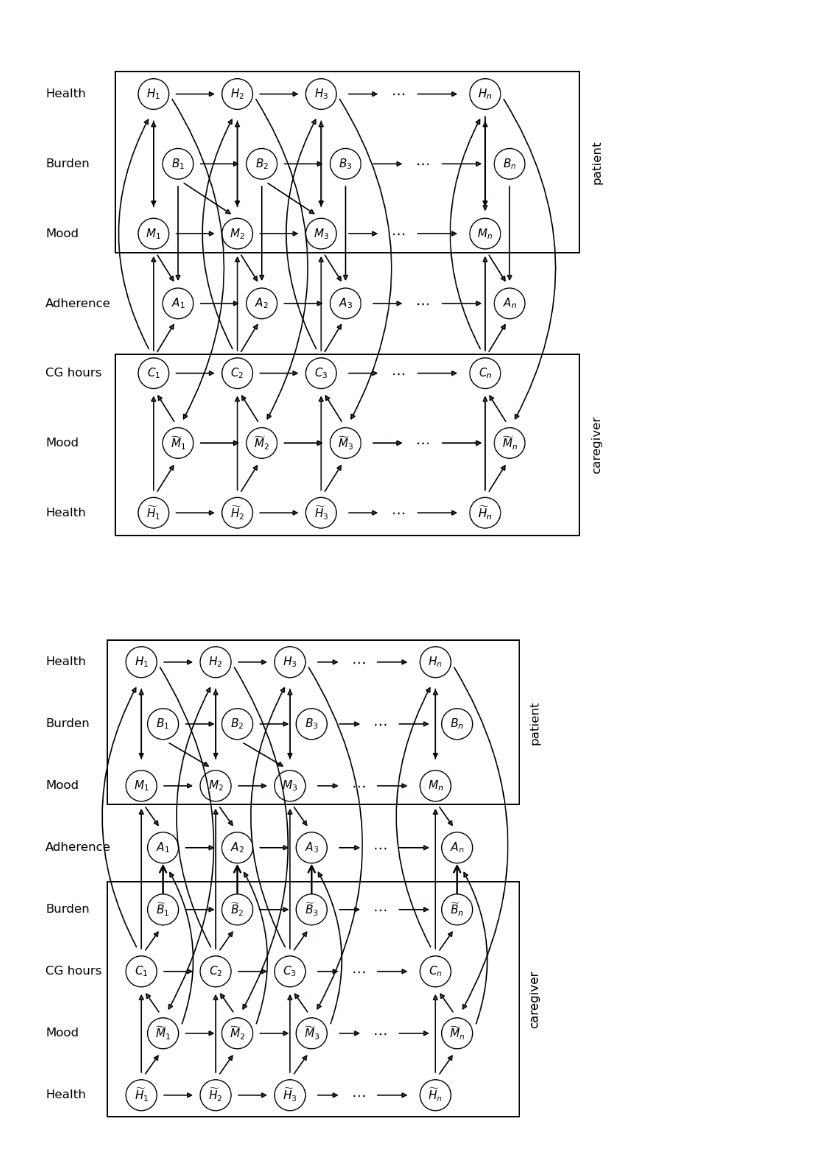
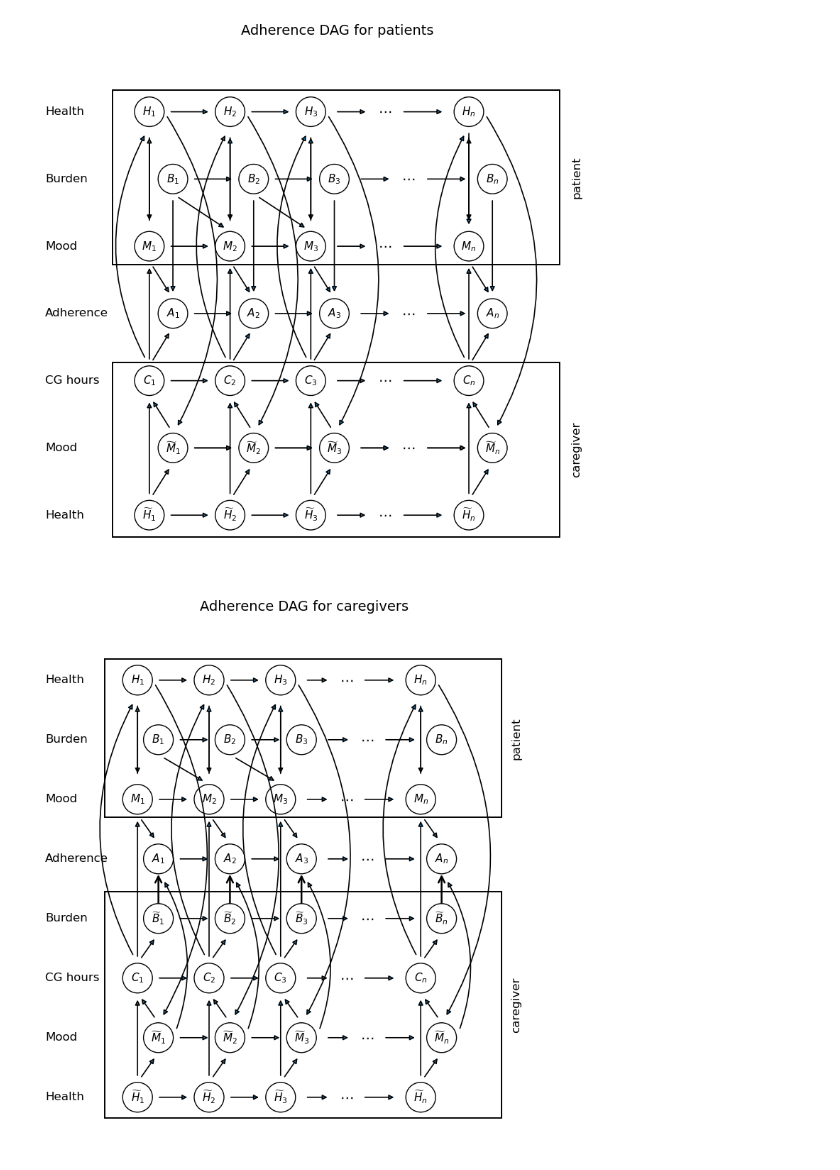
Before and after one commit to nichenshun/ROADMAP-2.0-LLM-Behavioral-Simulation-Pipeline, a Jupyter notebook: dag.ipynb, the cells around one changed output. Cells and saved outputs as stored; diff of their text form; code cells hidden in the pictures.

```diff
--- a/dag.ipynb
+++ b/dag.ipynb
@@ -278,6 +278,9 @@ def draw_hbma_with_cg_hours_cg_mood_and_cg_habits(
     ax.set_xlim((x1 - 1.05) - 0.2, xn + 1.4)
     ax.set_ylim(y_cg_habits - 0.8, y_habits + 1.0)
     ax.axis('off')
+    ax.set_aspect('equal')
+    ax.set_title("Adherence DAG for patients", fontsize=14, pad=10)
+
 
     if savepath:
         plt.savefig(savepath, bbox_inches='tight', dpi=230)
@@ -294,7 +297,7 @@ draw_hbma_with_cg_hours_cg_mood_and_cg_habits(
     figsize=(15.0, 9.6)
 )
 # %% [output]
-[figure, old version]
+[figure, new version]
 # %%
 # Caregiver Adherence DAG variant per your specs:
 # 1) Remove patient Burden -> patient Adherence arrows.
@@ -646,31 +649,33 @@ def draw_caregiver_adherence_dag(
     label_x2 = left2 - 1
     ax.text(label_x2, y_cg_burden, "Burden",   ha='left', va='center', fontsize=12)
     ax.text(label_x2, y_cg_mood,   "Mood",     ha='left', va='center', fontsize=12)
     ax.text(label_x2, y_cg_hours,  "CG hours", ha='left', va='center', fontsize=12)
     ax.text(label_x2, y_cg_habits, "Health",   ha='left', va='center', fontsize=12)
 
     # "caregiver" label
     ax.text(right2 + 0.25, (top2 + bottom2)/2.0, "caregiver", rotation=90,
             ha='center', va='center', fontsize=12)
 
     # ---------- Axis cosmetics ----------
     ax.set_xlim((x1 - 1.05) - 0.2, xn + 1.4)
     ax.set_ylim(y_cg_habits - 0.8, y_habits + 1.0)
     ax.axis('off')
+    ax.set_aspect('equal')
+    ax.set_title("Adherence DAG for caregivers", fontsize=14, pad=10)
 
     if savepath:
         plt.savefig(savepath, bbox_inches='tight', dpi=230)
     plt.show()
 
 
 # Example
 draw_caregiver_adherence_dag(
     n=12,
     mood_dx=-0.35,
     node_radius=0.25,
     gap_after_third=1.1,
     gap_before_n=1.25,
     figsize=(15.0, 9.6)
 )
 # %% [output]
-[figure, old version]
+[figure, new version]
```
